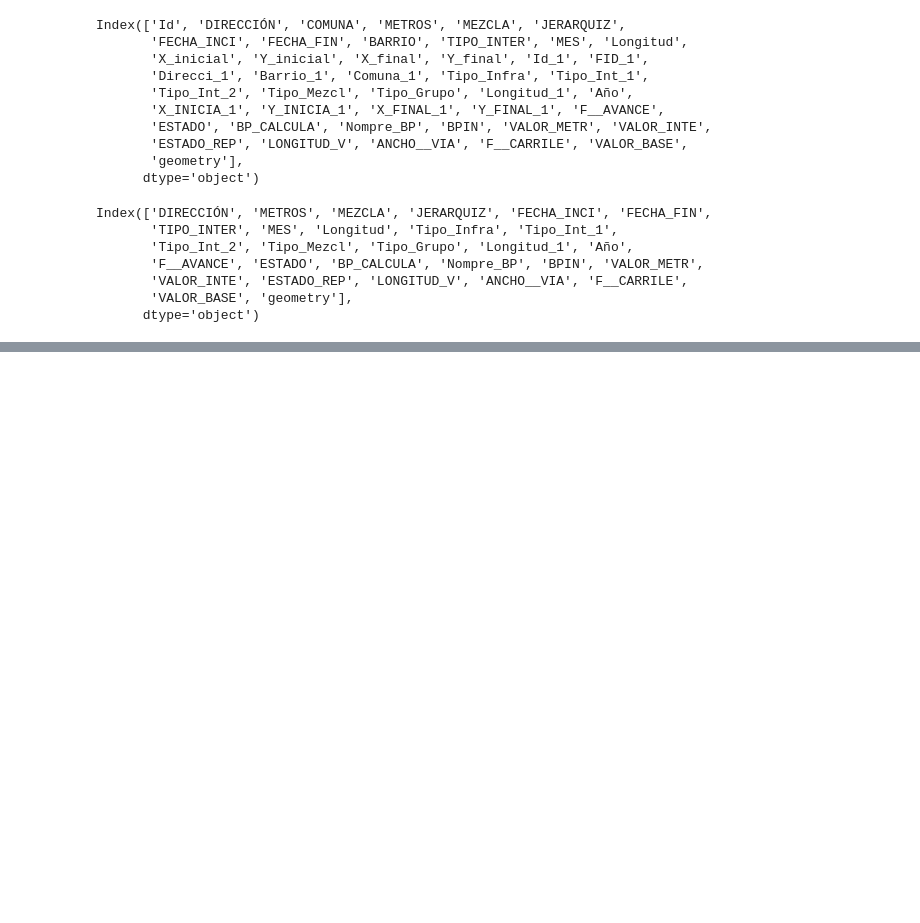
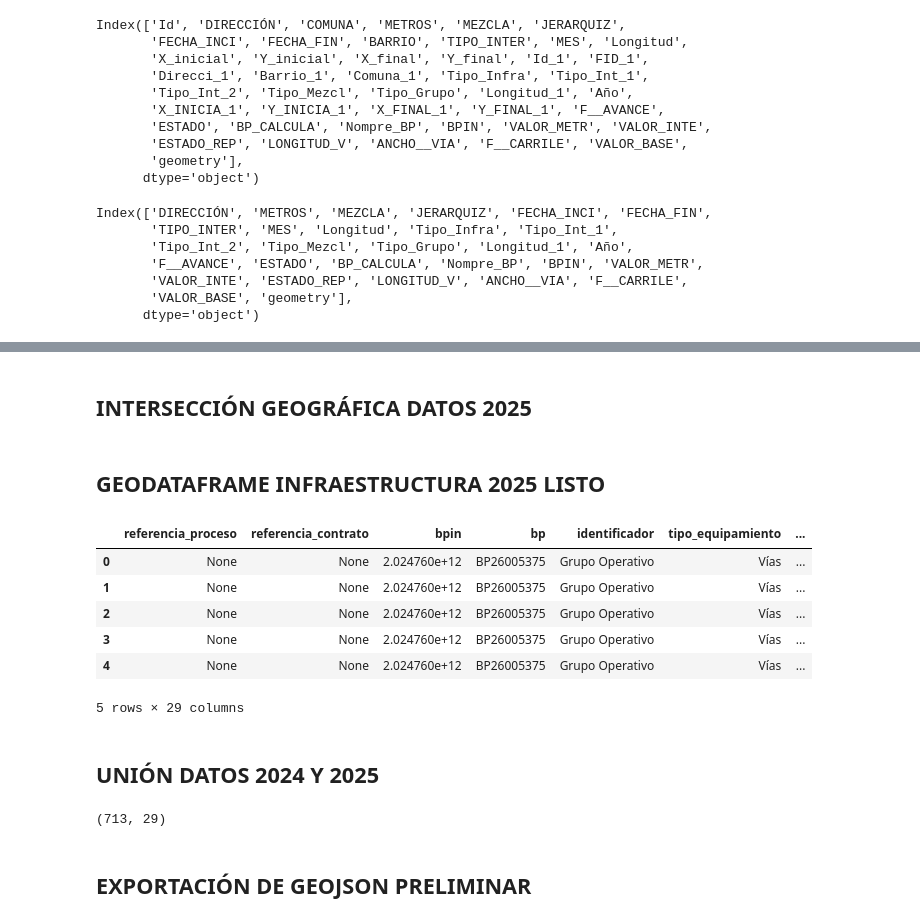
Before and after one commit to Juanpgm/proyectos_cali_alcaldia_etl, a Jupyter notebook: infraestructura_up_notebook_test.ipynb, the cells around one changed output, grey strips where cells are left out. Drawn from its saved outputs; the diff is of its cells as text; code cells hidden in the pictures; blank space fills up the shorter version.

```diff
--- a/infraestructura_up_notebook_test.ipynb
+++ b/infraestructura_up_notebook_test.ipynb
@@ -197,0 +283,2 @@ gdf
+# %% [markdown]
+## INTERSECCIÓN GEOGRÁFICA DATOS 2025
@@ -197,0 +301,42 @@ gdf
+# %%
+# Cargar la capa de comunas y corregimientos
+comunas_corregimientos = gpd.read_file("basemaps\\comunas_corregimientos.geojson")
+
+# Asegurar que ambos GeoDataFrames tengan el mismo CRS
+if gdf.crs != comunas_corregimientos.crs:
+    comunas_corregimientos = comunas_corregimientos.to_crs(gdf.crs)
+
+# Realizar la intersección espacial
+gdf_intersected_comunas = gpd.sjoin(gdf, comunas_corregimientos[['comuna_corregimiento', 'geometry']], how='left', predicate='intersects')
+
+# Si hay duplicados por intersecciones múltiples, mantener solo la primera coincidencia
+gdf_intersected_comunas = gdf_intersected_comunas.drop_duplicates(subset=gdf.columns.tolist(), keep='first')
+
+# Actualizar el GeoDataFrame original con la columna comuna_corregimiento
+gdf['comuna_corregimiento'] = gdf_intersected_comunas['comuna_corregimiento'].values
+# %%
+gdf = gdf.to_crs(epsg=4326)
+# %%
+gdf = gdf[['referencia_proceso', 'referencia_contrato', 'bpin', 'bp', 'identificador',
+           'tipo_equipamiento', 'fuente_financiacion', 'nombre_up', 'nombre_up_detalle',
+           'comuna_corregimiento', 'barrio_vereda', 'tipo_intervencion', 'unidad',
+           'cantidad', 'direccion', 'estado', 'presupuesto_base', 'avance_obra',
+           'anio', 'fecha_inicio', 'fecha_fin', 'fecha_inauguracion', 'plataforma',
+           'url_proceso', 'clase_up', 'descripcion_intervencion', 'observaciones',
+           'nombre_centro_gestor', 'geometry']]
+# %% [markdown]
+## GEODATAFRAME INFRAESTRUCTURA 2025 LISTO
+# %%
+gdf_2025 = gdf
+# %%
+gdf_2025.head()
+# %% [output]
+|  | referencia_proceso | referencia_contrato | bpin | bp | identificador | tipo_equipamiento | ... |
+| 0 | None | None | 2.024760e+12 | BP26005375 | Grupo Operativo | Vías | ... |
+| 1 | None | None | 2.024760e+12 | BP26005375 | Grupo Operativo | Vías | ... |
+| 2 | None | None | 2.024760e+12 | BP26005375 | Grupo Operativo | Vías | ... |
+| 3 | None | None | 2.024760e+12 | BP26005375 | Grupo Operativo | Vías | ... |
+| 4 | None | None | 2.024760e+12 | BP26005375 | Grupo Operativo | Vías | ... |
+5 rows × 29 columns
+# %% [markdown]
+## UNIÓN DATOS 2024 Y 2025
@@ -197,0 +346,6 @@ gdf
+# %%
+gdf_combined.shape
+# %% [output]
+(713, 29)
+# %% [markdown]
+## EXPORTACIÓN DE GEOJSON PRELIMINAR
```
Also changed, not shown: parts of 16 cells of this notebook, 37 other files.
